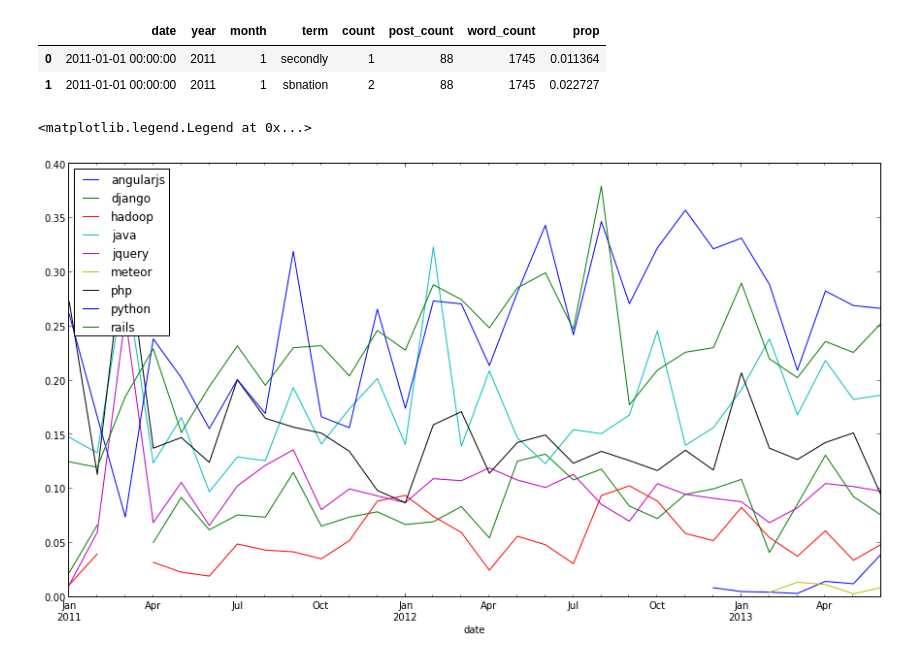
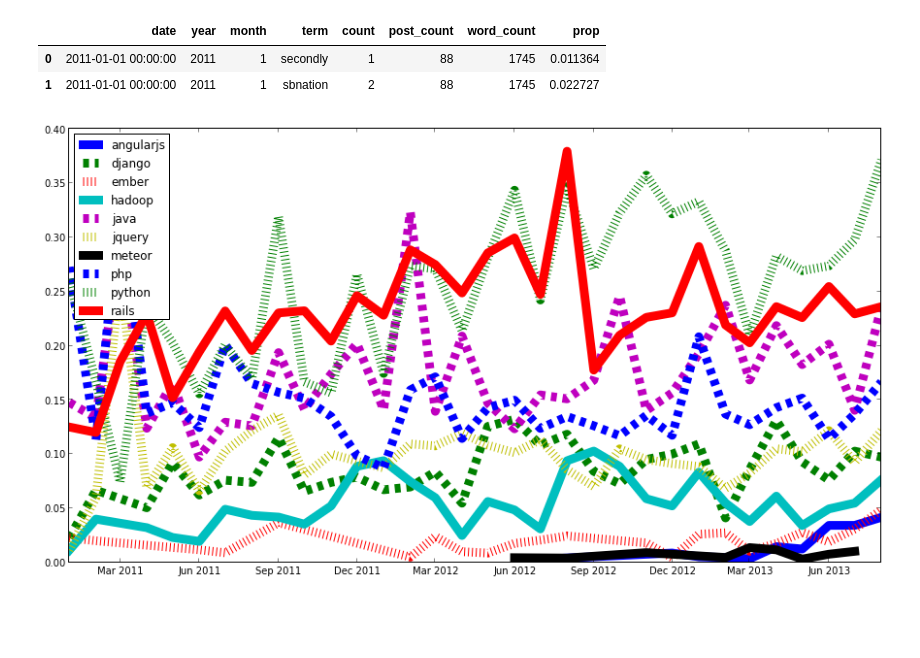
Before and after one commit to adamw523/hackernewshires, a Jupyter notebook: Hacker News Hires Analysis.ipynb, the cells around one changed output. Saved outputs shown, nothing was run; the diff lists cells and outputs as text; code cells hidden in the pictures; blank space fills up the shorter version.

```diff
--- a/Hacker News Hires Analysis.ipynb
+++ b/Hacker News Hires Analysis.ipynb
@@ -327,18 +360,23 @@ display(tdm_df.head(2))
 | 0 | 2011-01-01 00:00:00 | 2011 | 1 | secondly | 1 | 88 | 1745 | 0.011364 |
 | 1 | 2011-01-01 00:00:00 | 2011 | 1 | sbnation | 2 | 88 | 1745 | 0.022727 |
 # %%
+import itertools
+linecycler = itertools.cycle(['-', '--', ':'])
+
 fig = plt.figure(figsize=(15, 8))
 ax = fig.add_subplot(111)
 
-terms = sorted(['java', 'php', 'python', 'rails', 'django', 'hadoop', 'angularjs', 'meteor', 'jquery'])
+terms = sorted(['java', 'php', 'python', 'rails', 'django', 'hadoop', 'ember', 'angularjs', 'meteor', 'jquery'])
 
+# pull out only the terms we care about
 df = tdm_df[tdm_df.term.isin(terms)][['date', 'term', 'prop']]
-df = df.pivot('date', 'term')
-#display(df)
 
-df['prop'].plot(ax=ax)
+for p in terms: #df.columns[1:2]:
+    subdf = df[df['term'] == p][['date', 'prop']]
+    subdf = subdf.set_index(['date'])
+    ax.plot(subdf.index, subdf.values, linestyle=next(linecycler), label=p, linewidth=9)
 
 plt.legend(loc=2)
+a = plt.show()
 # %% [output]
-<matplotlib.legend.Legend at 0x...>
-[figure, old version]
+[figure, new version]
```
Also changed, not shown: parts of 13 cells of this notebook, 34 other files.
